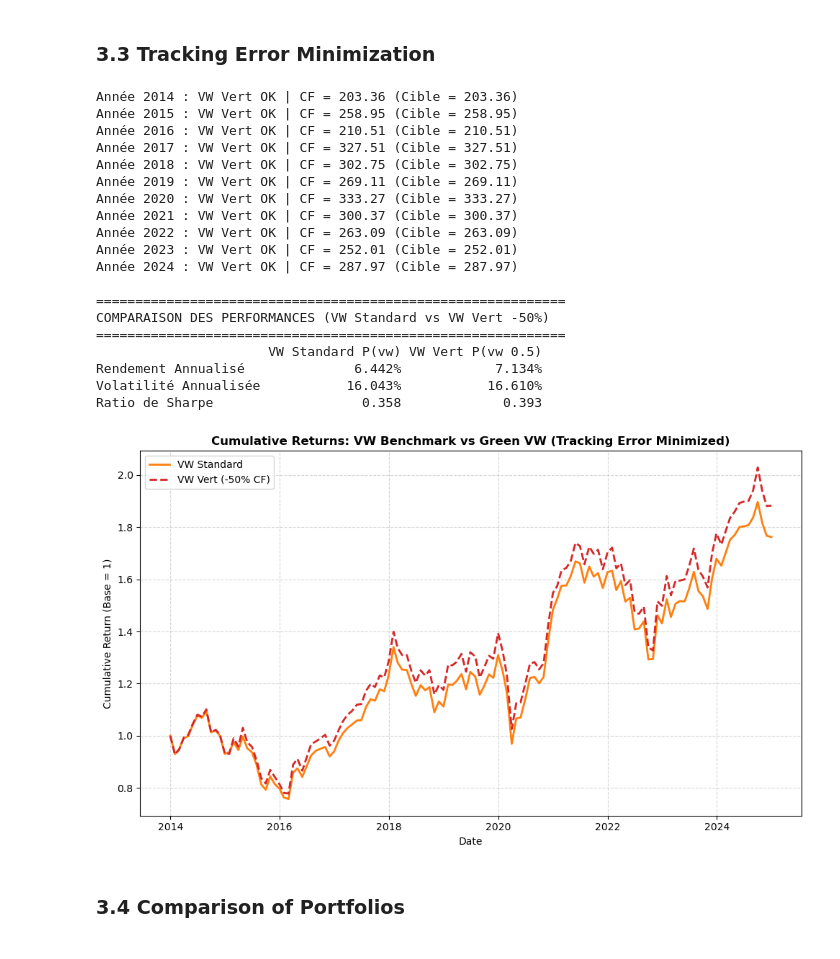
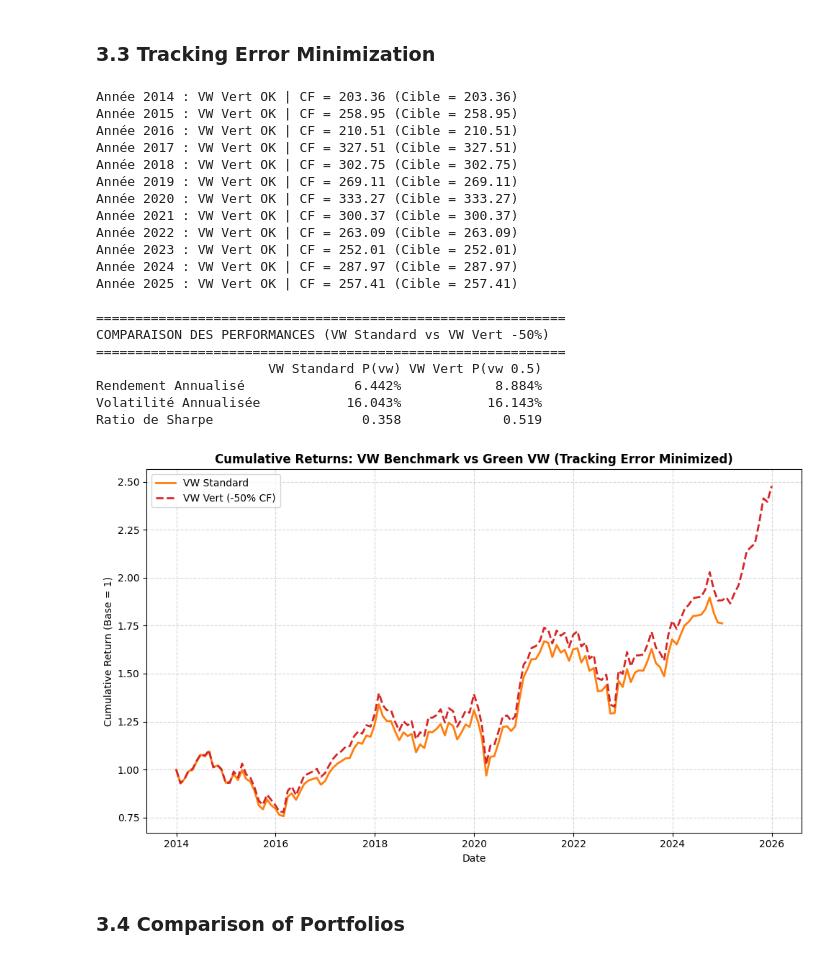
Before and after one commit to yvdri/Sustainability-Aware-Asset-Management-BB, a Jupyter notebook: Sustainability_Aware_Asset_Management_Group_BB.ipynb, the cells around one changed output. Drawn from its saved outputs; the diff is of its cells as text; code cells hidden in the pictures.

```diff
--- a/Sustainability_Aware_Asset_Management_Group_BB.ipynb
+++ b/Sustainability_Aware_Asset_Management_Group_BB.ipynb
@@ -403,8 +405,8 @@ Name: 2014, dtype: float64
 # %%
 portfolio_returns = []
 
-# Simulation Ex-Post de 2014 à 2024
-for year in range(2014, 2025):
+# Simulation Ex-Post de 2014 à 2025
+for year in range(2014, 2026):
 
     # Récupérer les poids décidés fin décembre de l'année précédente
     w = weights_df[year].copy()
@@ -497,7 +499,7 @@ mcap = mv_monthly.copy()
 ret_cols  = pd.to_datetime(returns.columns)
 mcap.columns = pd.to_datetime(mcap.columns)  # mcap est une copie, mutation sans impact
 
-# all_months : dates réelles des données filtrées sur 2014–2024
+# all_months : dates réelles des données filtrées sur 2014–2025
 all_months = ret_cols[(ret_cols.year >= 2014) & (ret_cols.year <= 2024)]
 
 # Table de correspondance (année, mois) → date réelle dans mcap
@@ -508,7 +510,7 @@ mcap_date_lookup = {(c.year, c.month): c for c in mcap.columns}
 vw_weights = pd.DataFrame(0.0, index=mcap.index, columns=all_months)
 
 # 3. Boucle : pour chaque mois, poids = cap_i / sum(caps) avec la cap du mois précédent
-for year in range(2014, 2025):
+for year in range(2014, 2026):
     filtered = filtered_carbon_isin_dict.get(year, [])
     if not filtered:
         continue
@@ -696,7 +698,7 @@ waci_mvp, cf_mvp = {}, {}
 waci_vw,  cf_vw  = {}, {}
 top_polluters_mvp = None
 
-for year in range(2014, 2025):
+for year in range(2014, 2026):
     prev_year = year - 1
     isins = filtered_carbon_isin_dict[year]
 
@@ -822,7 +825,7 @@ print("="*50)
 
 constrained_weights_dict = {}
 
-for year in range(2014, 2025):
+for year in range(2014, 2026):
     prev_year = year - 1
     isins = filtered_carbon_isin_dict[year]
     N = len(isins)
@@ -883,7 +886,7 @@ weights_c_df = pd.DataFrame(constrained_weights_dict).fillna(0.0)
 # =============================================================================
 portfolio_returns_c = []
 
-for year in range(2014, 2025):
+for year in range(2014, 2026):
     w = weights_c_df[year].copy()
     w = w.reindex(returns.index).fillna(0.0)
     w /= w.sum()
@@ -933,7 +936,7 @@ print(fmt_df)
 # =============================================================================
 waci_mvp_c, cf_mvp_c = {}, {}
 
-for year in range(2014, 2025):
+for year in range(2014, 2026):
     prev_year = year - 1
     isins = filtered_carbon_isin_dict[year]
     w_c = weights_c_df.loc[isins, year]
@@ -956,7 +959,7 @@ waci_mvp_c = pd.Series(waci_mvp_c)
 cf_mvp_c   = pd.Series(cf_mvp_c)
 
 # =============================================================================
-# IDENTIFICATION DES CHANGEMENTS DE COMPOSITION (2024)
+# IDENTIFICATION DES CHANGEMENTS DE COMPOSITION (2025)
 # =============================================================================
 static_indexed = static_file.set_index('ISIN')
 w_std = weights_df[2024]
@@ -1026,7 +1029,7 @@ Année 2023 : MVP Vert OK | CF atteint = 223.03 (Cible = 223.03)
 # %%
 tracking_weights_dict = {}
 
-for year in range(2014, 2025):
+for year in range(2014, 2026):
     prev_year = year - 1
     isins = filtered_carbon_isin_dict[year]
     N = len(isins)
@@ -1088,7 +1091,7 @@ for year in range(2014, 2025):
 weights_te_df = pd.DataFrame(tracking_weights_dict).fillna(0.0)
 portfolio_returns_te = []
 
-for year in range(2014, 2025):
+for year in range(2014, 2026):
     w = weights_te_df[year].copy()
     w = w.reindex(returns.index).fillna(0.0)
     w /= w.sum()
@@ -1141,37 +1144,38 @@ print(fmt_vw_df)
 # =============================================================================
 cumret_vw_c = pd.concat([pd.Series({pd.Timestamp("2013-12-31"): 1.0}), (1 + pf_ret_vw_c).cumprod()])
 
 plt.figure(figsize=(10, 6))
 plt.plot(cumret_vw.index,   cumret_vw.values,   label="VW Standard",       color='tab:orange', linewidth=2)
 plt.plot(cumret_vw_c.index, cumret_vw_c.values, label="VW Vert (-50% CF)", color='tab:red',    linewidth=2, linestyle='--')
 plt.title("Cumulative Returns: VW Benchmark vs Green VW (Tracking Error Minimized)", fontweight='bold')
 plt.xlabel("Date")
 plt.ylabel("Cumulative Return (Base = 1)")
 plt.legend()
 plt.grid(True, linestyle='--', alpha=0.5)
 plt.tight_layout()
 plt.show()
 # %% [output]
 Année 2014 : VW Vert OK | CF = 203.36 (Cible = 203.36)
 Année 2015 : VW Vert OK | CF = 258.95 (Cible = 258.95)
 Année 2016 : VW Vert OK | CF = 210.51 (Cible = 210.51)
 Année 2017 : VW Vert OK | CF = 327.51 (Cible = 327.51)
 Année 2018 : VW Vert OK | CF = 302.75 (Cible = 302.75)
 Année 2019 : VW Vert OK | CF = 269.11 (Cible = 269.11)
 Année 2020 : VW Vert OK | CF = 333.27 (Cible = 333.27)
 Année 2021 : VW Vert OK | CF = 300.37 (Cible = 300.37)
 Année 2022 : VW Vert OK | CF = 263.09 (Cible = 263.09)
 Année 2023 : VW Vert OK | CF = 252.01 (Cible = 252.01)
 Année 2024 : VW Vert OK | CF = 287.97 (Cible = 287.97)
+Année 2025 : VW Vert OK | CF = 257.41 (Cible = 257.41)
 
 ============================================================
 COMPARAISON DES PERFORMANCES (VW Standard vs VW Vert -50%)
 ============================================================
                       VW Standard P(vw) VW Vert P(vw 0.5)
-Rendement Annualisé              6.442%            7.134%
-Volatilité Annualisée           16.043%           16.610%
-Ratio de Sharpe                   0.358             0.393
+Rendement Annualisé              6.442%            8.884%
+Volatilité Annualisée           16.043%           16.143%
+Ratio de Sharpe                   0.358             0.519
-[figure, old version]
+[figure, new version]
 # %% [markdown]
 ### 3.4 Comparison of Portfolios
 # %%
```
Also changed, not shown: parts of 12 cells of this notebook, 1 other file.
